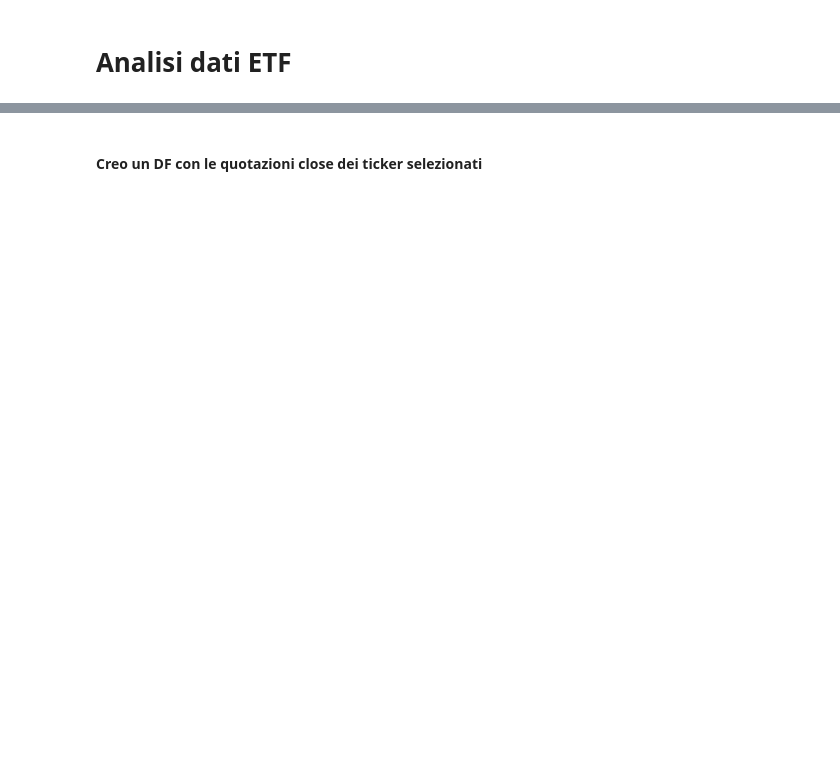
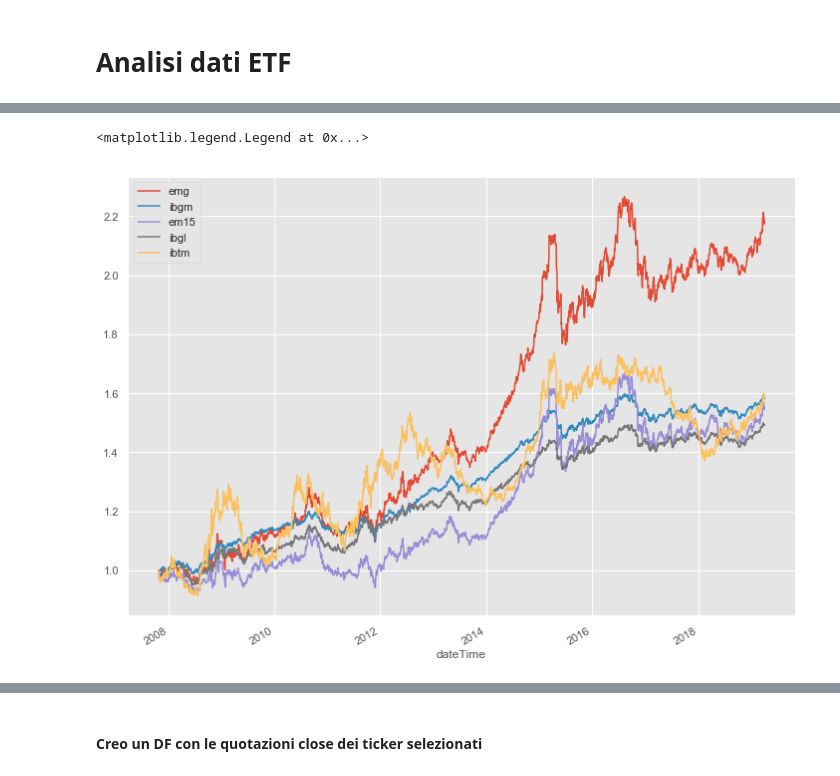
Before and after one commit to zniffur/mytrading, a Jupyter notebook: Clean data.ipynb, the cells around one changed output, grey strips where cells are left out. Saved outputs shown, nothing was run; the diff lists cells and outputs as text; code cells hidden in the pictures; blank space fills up the shorter version.

```diff
--- a/Clean data.ipynb
+++ b/Clean data.ipynb
@@ -207,0 +244,8 @@ df3.to_csv('etf_info_vol' + str(VOL_AVG_PERIOD)  + '_clean_mach1.csv')
+# %%
+df100 = pd.DataFrame()
+for source in sources1:
+    filename = WORKDIR + source + EXT
+    df_t = pd.read_csv(filename, usecols=[1,2,3,4,5,6], index_col=0, parse_dates=True, dayfirst=True)
+    df100 = df100.join(df_t.close,how='outer',rsuffix='_'+source)
+
+df100.columns = ticker2
@@ -207,0 +263,17 @@ df3.to_csv('etf_info_vol' + str(VOL_AVG_PERIOD)  + '_clean_mach1.csv')
+# %%
+# prima data valida
+df101 = df100[df100.index >= '2007-10-25']
+
+# back-fill i NaN
+df102 = df101.fillna(method='bfill')
+
+# Normalizzo e plotto
+
+# ndf100 = (df100-df100.min())/(df100.max()-df100.min())
+norm_df102 = df102/df102.iloc[0]
+# %%
+norm_df102.plot(figsize=(12,9))
+plt.legend()
+# %% [output]
+<matplotlib.legend.Legend at 0x...>
+[figure, added]
```
Also changed, not shown: parts of 32 cells of this notebook, 10 other files.
